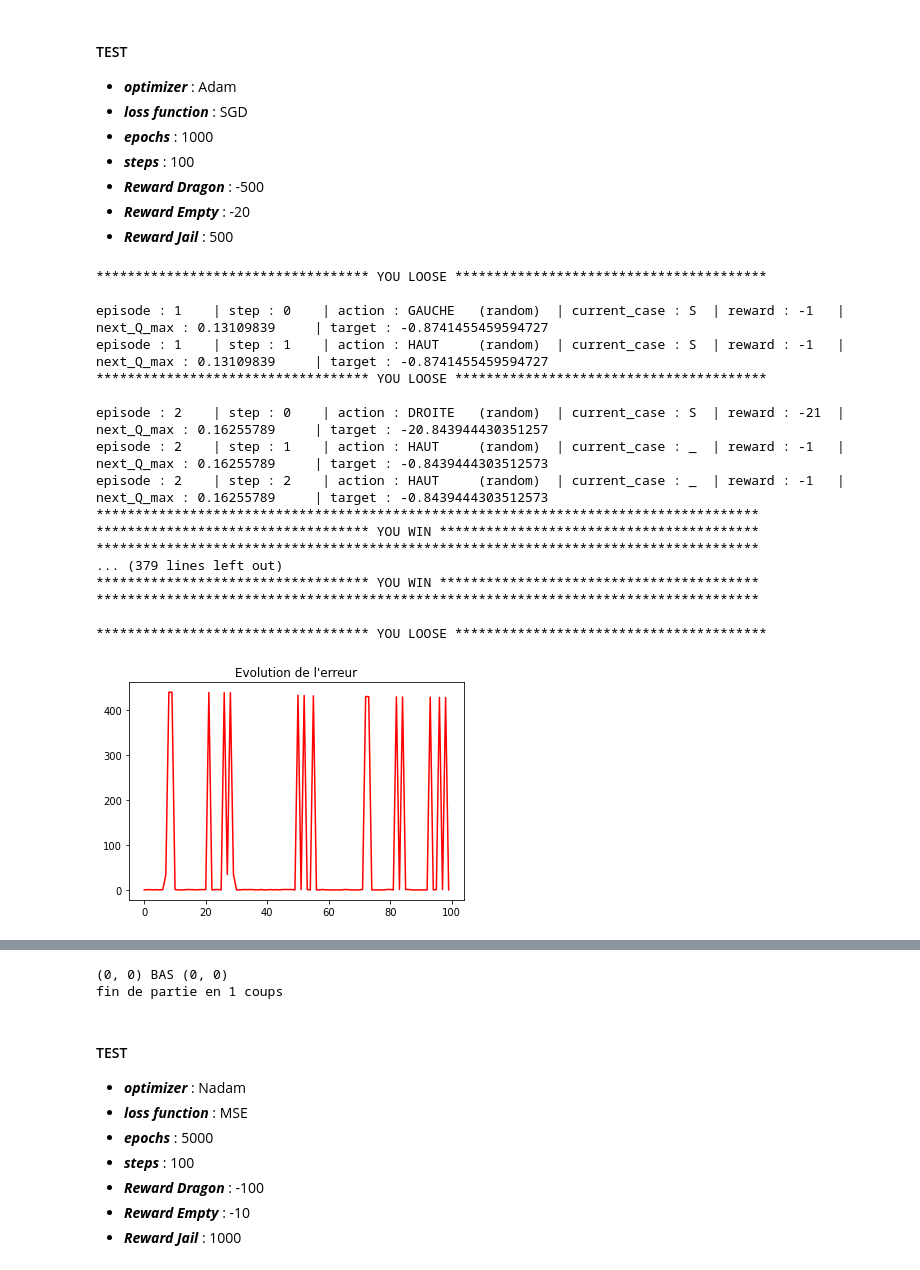
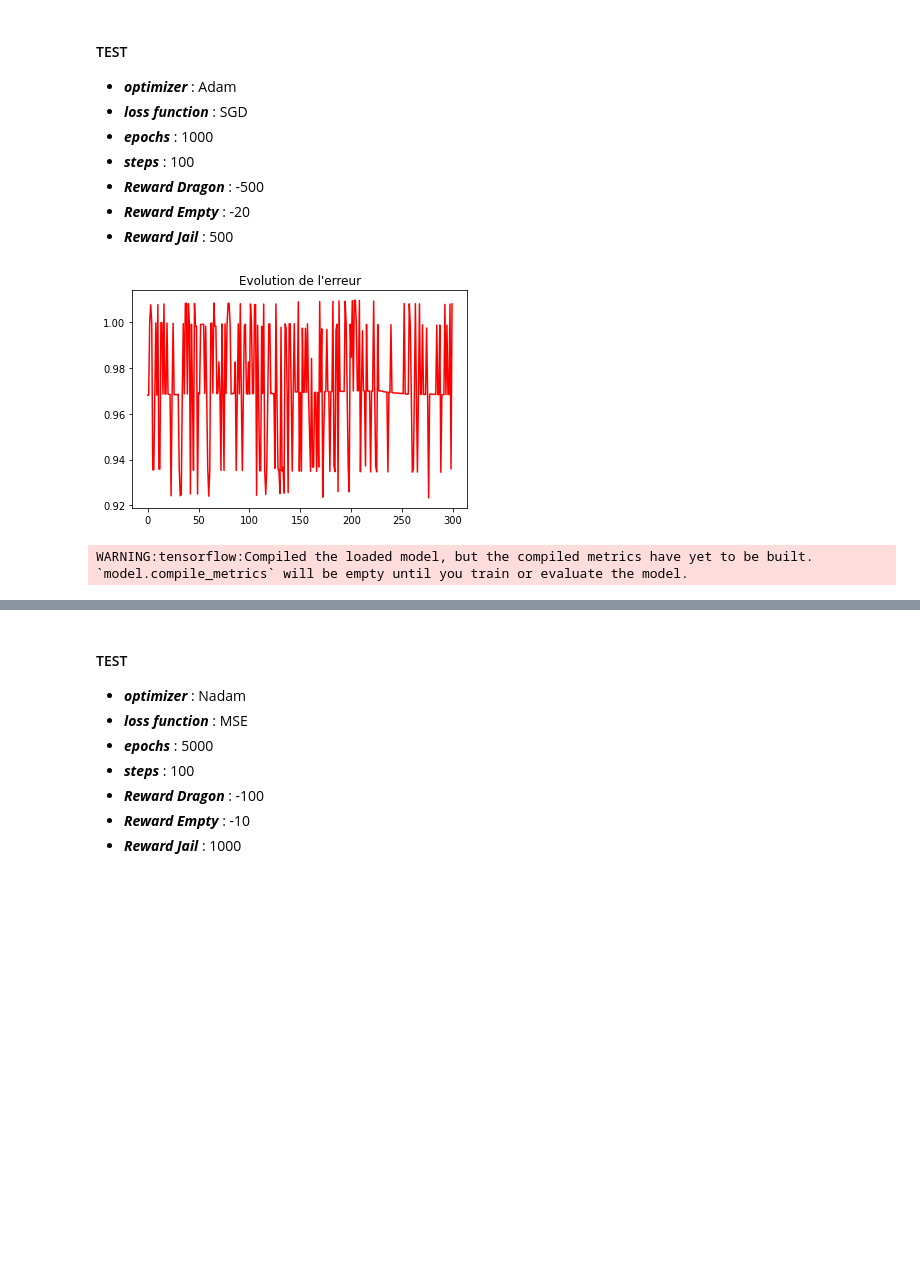
Before and after one commit to JugurthaAsma/ML, a Jupyter notebook: projet3/renforcement.ipynb, the cells around one changed output, grey strips where cells are left out. Drawn from its saved outputs; the diff is of its cells as text; code cells hidden in the pictures; blank space fills up the shorter version.

```diff
--- a/projet3/renforcement.ipynb
+++ b/projet3/renforcement.ipynb
@@ -355,7 +366,7 @@ class DeepGame:
         is_random_space = False,
         vec_etat = None,
         model = None,
-        optimizer_name = None,
+        optimizer_name = "Nadam",
         loss_fn_name = None,
         verbose = False
         ):
@@ -444,15 +455,15 @@ class DeepGame:
         self.model.save(path)
 
     # a method to set the optimizer
-    # optimizer : Nadam by default, SGD,Adam
-    def set_optimizer(self, optimizer):
+    # optimizer_name : Nadam by default, SGD,Adam
+    def set_optimizer(self, optimizer_name):
         # set the optimizer according to the name
-        if optimizer == "Adam":
-            self.optimizer = tf.keras.optimizers.Adam(learning_rate=0.001)
-        elif optimizer == "SGD":
-            self.optimizer = tf.keras.optimizers.SGD(learning_rate=0.001)
+        if optimizer_name == "Adam":
+            self.optimizer = tf.keras.optimizers.Adam(learning_rate=0.00001)
+        elif optimizer_name == "SGD":
+            self.optimizer = tf.keras.optimizers.SGD(learning_rate=0.00001)
         else:
-            self.optimizer = tf.keras.optimizers.Nadam(learning_rate=0.001)
+            self.optimizer = tf.keras.optimizers.Nadam(learning_rate=0.00001)
 
     # a method to set the loss function
     # loss_fn : MSE by default, MAE
@@ -470,16 +481,12 @@ class DeepGame:
 
     # a method to show progress
     def show_progress(self, episode, step, is_random, action, current_case, reward, next_Q_max, target):
-
-        if is_random:
-            choise = "  (random)  "
-        else:
-            choise = "  (predict) "
+        choice = "  (random)  " if is_random else "  (predict) "
 
         self.print(
             "episode : " + str(episode).ljust(5) +
             "| step : " + str(step).ljust(5) +
-            "| action : " + str(action).ljust(7) + choise +
+            "| action : " + str(action).ljust(7) + choice +
             "| current_case : " + str(current_case).ljust(3) +
             "| reward : " + str(reward).ljust(5) +
             "| next_Q_max : " + str(next_Q_max).ljust(15) +
@@ -492,10 +499,9 @@ class DeepGame:
 
     # a method to choose an action with the epsilon greedy policy
     def choose_action(self, state, epsilon):
-        is_random = random.random() < epsilon
+        is_random = np.random.uniform() < epsilon
         if is_random:
             action = Directions.get_random_direction()
-
         else:
             Sortie_Q = self.model(self.vec_etat)  # En entrée le vecteur symbolisant l'état
             action = Directions.directions[np.argmax(Sortie_Q)] #On sélectionne l'action associée avec la sortie max
@@ -510,6 +516,7 @@ class DeepGame:
         history = np.zeros(self.episodes)
 
         for episode in range(self.episodes):
+            print("ep :", episode)
             # reset the position
             position = (0, 0)
             # calculate the epsilon
@@ -520,7 +527,7 @@ class DeepGame:
                 # choose an action
                 action, is_random = self.choose_action(position, epsilon)
                 # apply the action
-                new_position, reward, fin = applicaion_action(action, position, self.space, self.verbose)
+                position, reward, fin = applicaion_action(action, position, self.space, self.verbose)
 
                 if fin:
                     break
@@ -530,7 +537,7 @@ class DeepGame:
                     model_stable.set_weights(self.model.get_weights())
 
                 vec_etat_next = np.zeros((1, 16)) # ca sera l'entree du reseau
-                vec_etat_next[0, int(get_lines_size(self.space) * new_position[0] + new_position[1])] = 1
+                vec_etat_next[0, int(get_lines_size(self.space) * position[0] + position[1])] = 1
 
                 # model stable predict
                 next_Q = model_stable.predict(vec_etat_next, verbose=0)
@@ -549,12 +556,9 @@ class DeepGame:
                     val_predict = tf.reduce_sum(predict * mask, axis=1)
                     loss = self.loss_fn(target, val_predict)
 
-                gradients = tape.gradient(loss, self.model.trainable_variables) #calcul du gradient de la focntion loss en fonction des variables du modèle
-                self.optimizer.apply_gradients(zip(gradients, self.model.trainable_variables)) # optimisation des paramètres du modèle
-                history[episode] = loss.numpy() # on récupère la valeur pour afficher l'évolution de l'erreur
-
-                # update the position
-                position = new_position
+                    gradients = tape.gradient(loss, self.model.trainable_variables) # calcul du gradient de la focntion loss en fonction des variables du modèle
+                    self.optimizer.apply_gradients(zip(gradients, self.model.trainable_variables)) # optimisation des paramètres du modèle
+                    history[episode] = loss.numpy() # on récupère la valeur pour afficher l'évolution de l'erreur
 
         plt.plot(history, color="red")
         plt.title("Evolution de l'erreur")
@@ -615,23 +619,7 @@ def create_game(optimizer_name, loss_fn_name, episodes, steps, dragon_reward, ja
 *   ***Reward Empty*** : -20
 *   ***Reward Jail*** : 500
 # %%
-game1 = create_game(optimizer_name="Adam", loss_fn_name="SGD", episodes=100, steps=100, dragon_reward=-500, empty_reward=-20, jail_reward=500, verbose=True)
+game1 = create_game(optimizer_name="Adam", loss_fn_name="SGD", episodes=300, steps=100, dragon_reward=-10, empty_reward=0, jail_reward=10, verbose=False)
 # %% [output]
+[figure, new version]
-*********************************** YOU LOOSE ****************************************
-
-episode : 1    | step : 0    | action : GAUCHE   (random)  | current_case : S  | reward : -1   | next_Q_max : 0.13109839     | target : -0.8741455459594727
-episode : 1    | step : 1    | action : HAUT     (random)  | current_case : S  | reward : -1   | next_Q_max : 0.13109839     | target : -0.8741455459594727
-*********************************** YOU LOOSE ****************************************
-
-episode : 2    | step : 0    | action : DROITE   (random)  | current_case : S  | reward : -21  | next_Q_max : 0.16255789     | target : -20.843944430351257
-episode : 2    | step : 1    | action : HAUT     (random)  | current_case : _  | reward : -1   | next_Q_max : 0.16255789     | target : -0.8439444303512573
-episode : 2    | step : 2    | action : HAUT     (random)  | current_case : _  | reward : -1   | next_Q_max : 0.16255789     | target : -0.8439444303512573
-*************************************************************************************
-*********************************** YOU WIN *****************************************
-*************************************************************************************
-... (379 lines left out)
-*********************************** YOU WIN *****************************************
-*************************************************************************************
-
-*********************************** YOU LOOSE ****************************************
+WARNING:tensorflow:Compiled the loaded model, but the compiled metrics have yet to be built. `model.compile_metrics` will be empty until you train or evaluate the model.
-[figure, old version]
@@ -639,5 +643,3 @@ WARNING:tensorflow:Compiled the loaded model, but the compiled metrics have yet
-(0, 0) BAS (0, 0)
-fin de partie en 1 coups
 # %% [markdown]
 #### TEST
 
```
Also changed, not shown: parts of 7 cells of this notebook.
